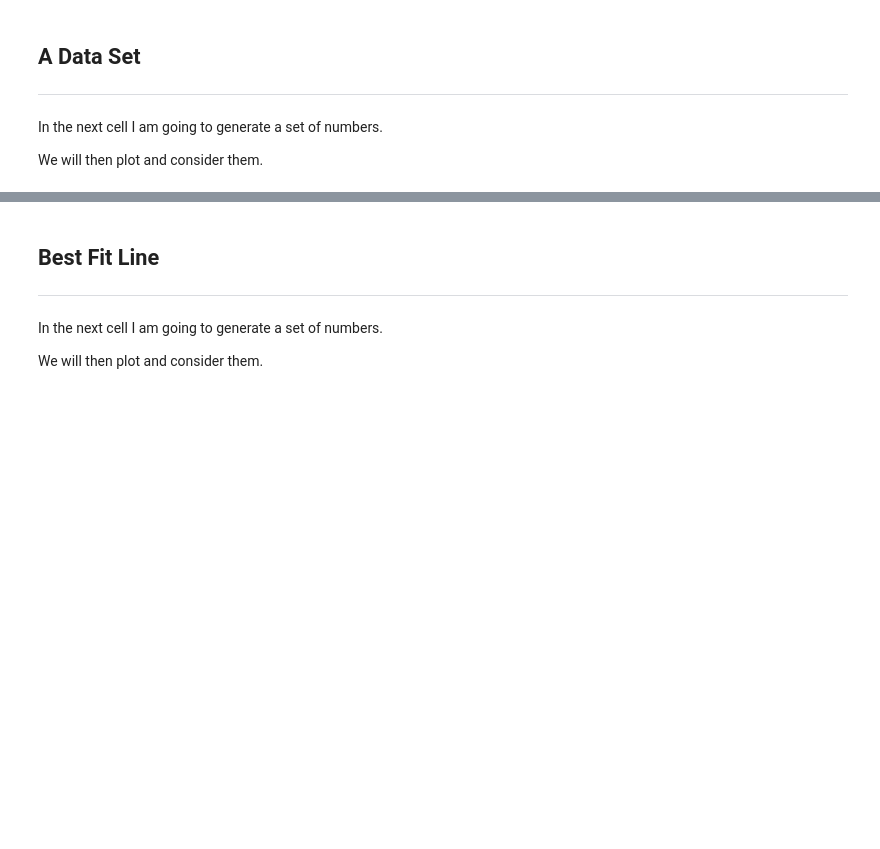
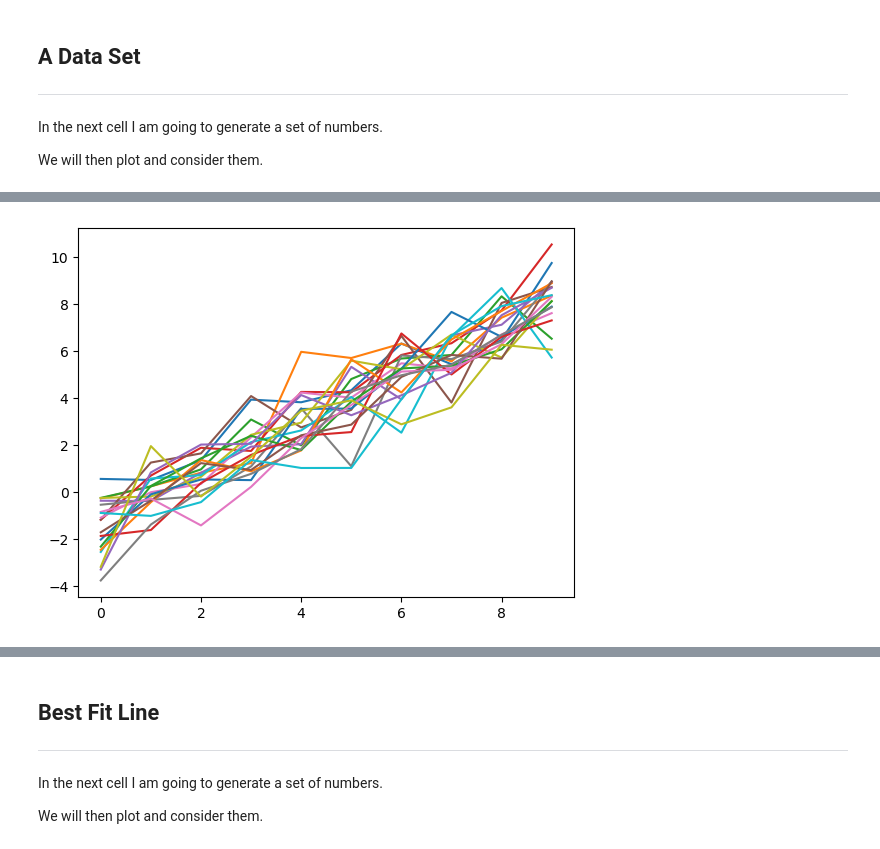
Before and after one commit to BridK02/fundata-assessment, a Jupyter notebook: Exercises/04-outliers.ipynb, the cells around one changed output, grey strips where cells are left out. Drawn from its saved outputs; the diff is of its cells as text; code cells hidden in the pictures; blank space fills up the shorter version.

```diff
--- a/Exercises/04-outliers.ipynb
+++ b/Exercises/04-outliers.ipynb
@@ -144,0 +186,6 @@ ys = ys + np.random.normal(0.0, 1.0, ys.shape)
+# %%
+# Add some noise.
+ys = ys + np.random.normal(0.0, 1.0, ys.shape)
+plt.plot (ys)
+plt
+# %% [output]
@@ -145,3 +193,4 @@ ys = ys + np.random.normal(0.0, 1.0, ys.shape)
+[figure, added]
 # %%
 
 # Create global list of x and y values.
```
Also changed, not shown: parts of 20 cells of this notebook, 4 other files.
